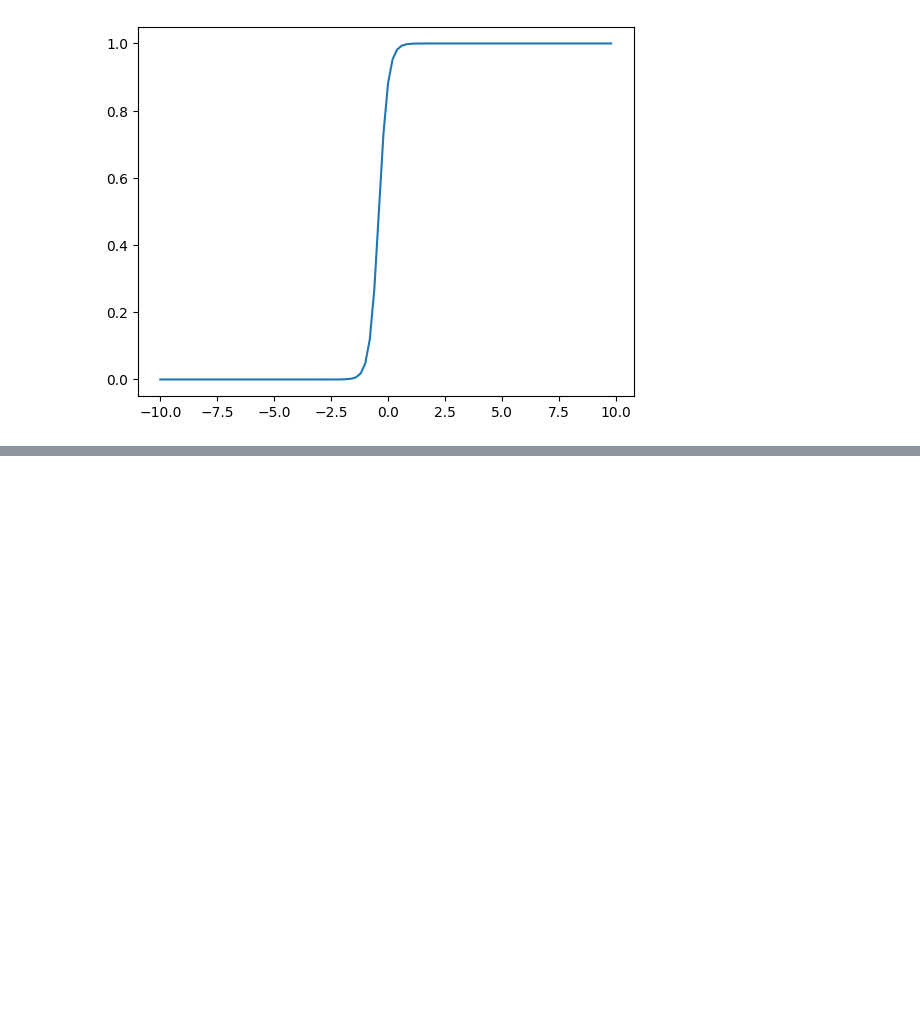
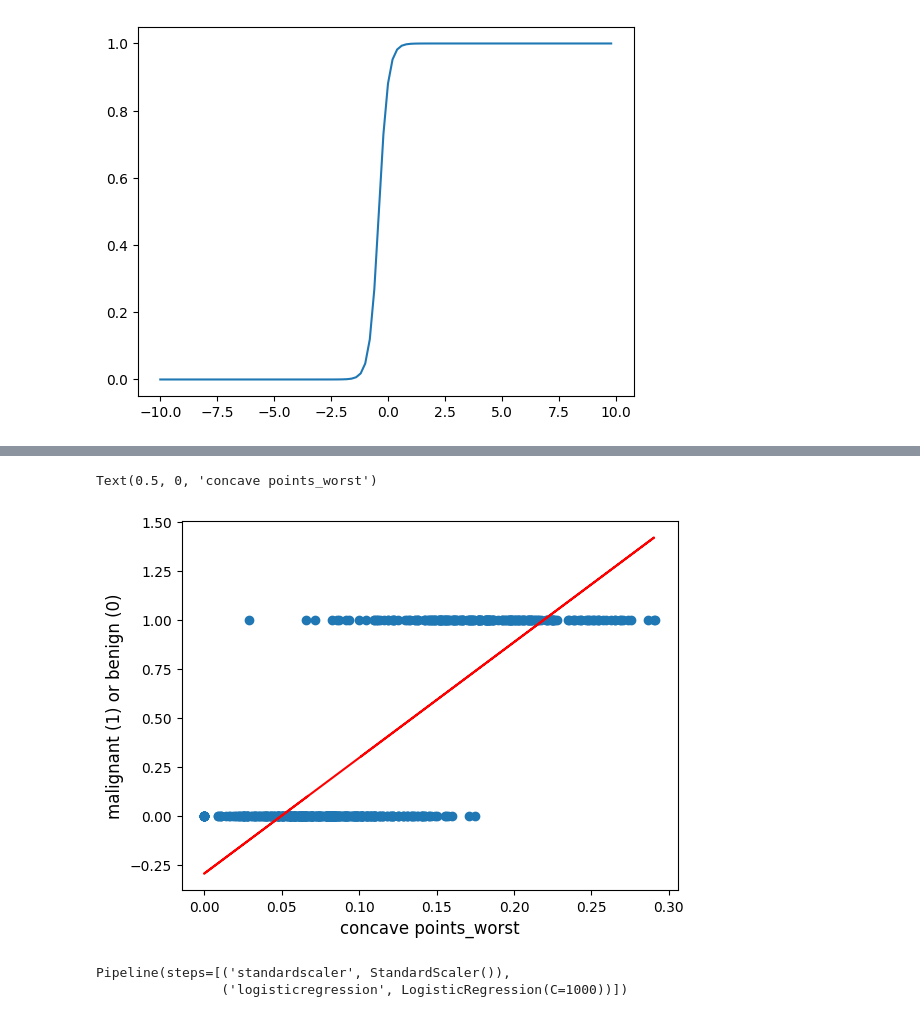
Before and after one commit to rezart95/Machine_Learning_with_Python, a Jupyter notebook: ML_Foundamentals/logistic_regression.ipynb, the cells around one changed output, grey strips where cells are left out. Cells and saved outputs as stored; diff of their text form; code cells hidden in the pictures; blank space fills up the shorter version.

Commit message:
adding models

```diff
--- a/ML_Foundamentals/logistic_regression.ipynb
+++ b/ML_Foundamentals/logistic_regression.ipynb
@@ -33,0 +55,40 @@ plt.plot(x, sigmoid(x))
+# %%
+# Linear regression was good when we wanted to predict a continuous value.
+# This section just shows how trying to use linear regression to classify is problematic. malignant (1 in the graph above) or benign (0 in the graph below).
+
+# Assign feature matrix and target vector
+X = df[['concave points_worst']]
+y = df['diagnosis']
+# Train Test Split
+
+X_train, X_test, y_train, y_test = train_test_split(X, y, random_state=42)
+# Make a linear regression instance
+lr = LinearRegression()
+# Training the model on the data, storing the information learned from the data
+# Model is learning the relationship between X and y
+lr.fit(X_train,y_train)
+# Get Predictions
+predictions = lr.predict(X_test)
+# This code shows how to graph the results comparing the prediction with the actual value
+plt.scatter(df['concave points_worst'], df['diagnosis'])
+plt.plot(X_test['concave points_worst'], predictions, color='red')
+plt.ylabel('malignant (1) or benign (0)', fontsize = 12)
+plt.xlabel('concave points_worst', fontsize = 12)
+# %% [output]
+Text(0.5, 0, 'concave points_worst')
+[figure, added]
+# %%
+# Logistic Regression
+
+# Make an instance of the model
+logreg = LogisticRegression(C = 1000)
+# Instantiate Scaler
+scaler = StandardScaler()
+# Create pipeline
+logreg_pipe = make_pipeline(scaler, logreg)
+# Training the model on the data, storing the information learned from the data
+# Model is learning the relationship between X and y
+logreg_pipe.fit(X_train,y_train)
+# %% [output]
+Pipeline(steps=[('standardscaler', StandardScaler()),
+                ('logisticregression', LogisticRegression(C=1000))])
```
Also changed, not shown: parts of 4 cells of this notebook, 9 other files.
